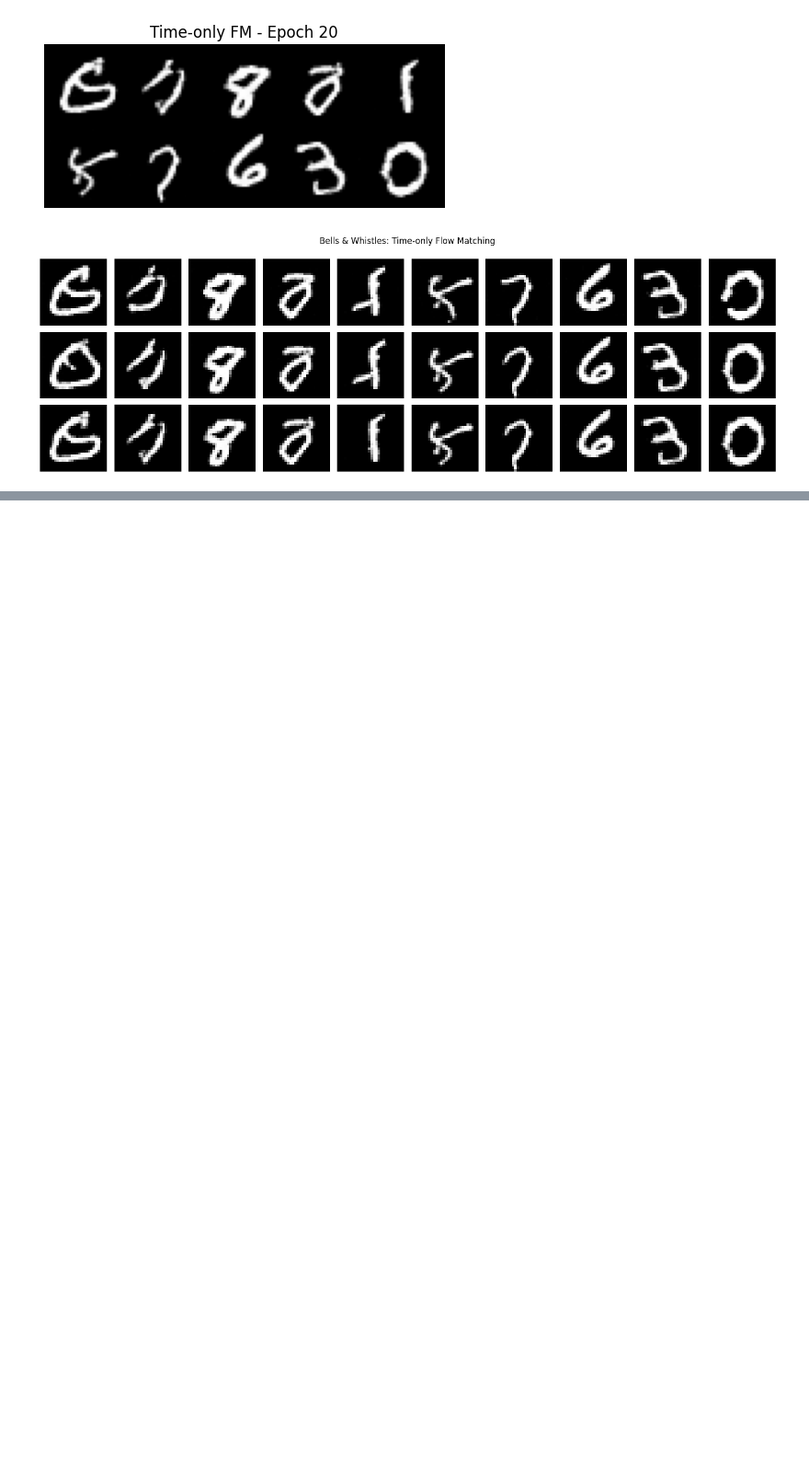
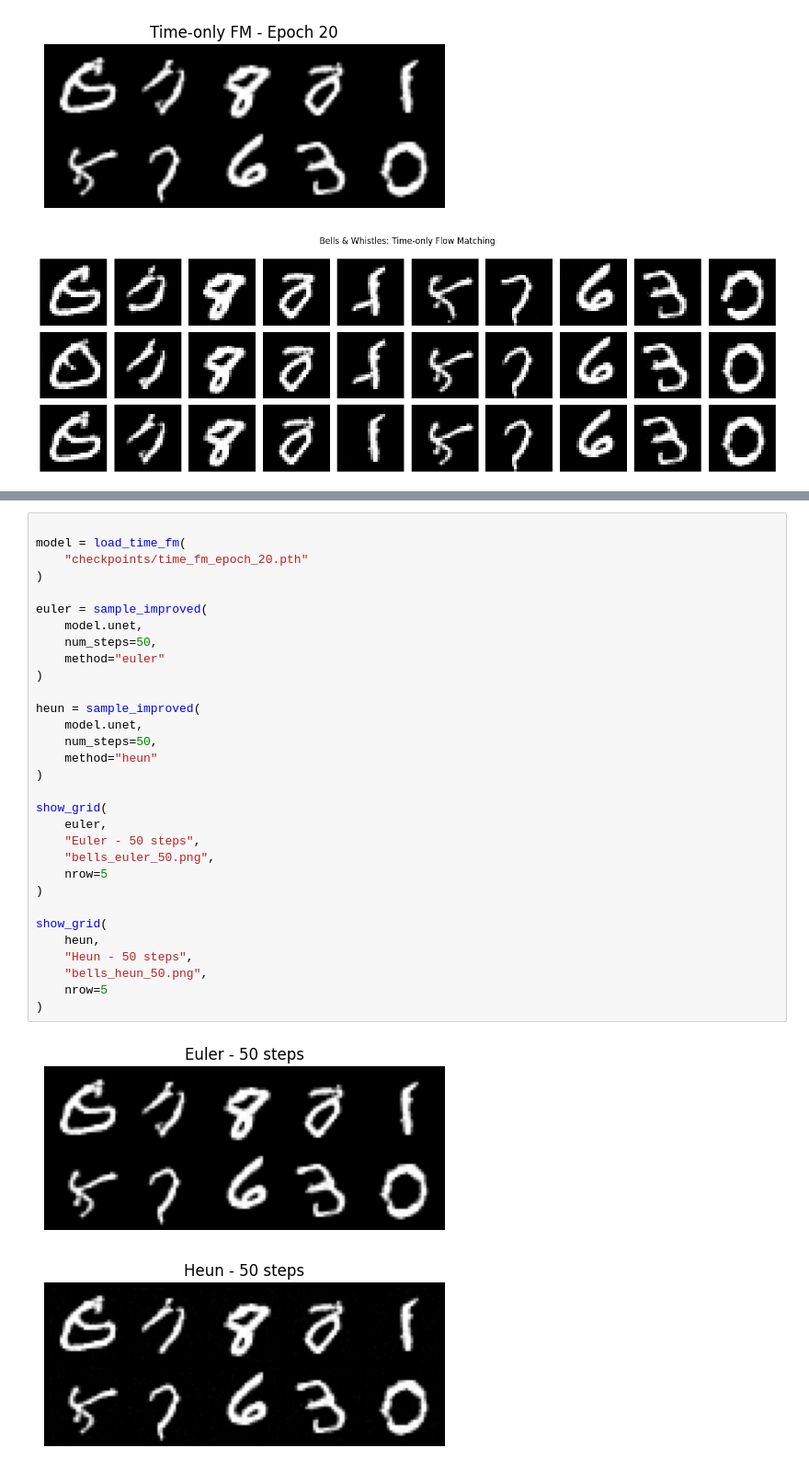
Before and after one commit to RishbhaJain/computer-vision-cs280A, a Jupyter notebook: partb.ipynb, the cells around one changed output, grey strips where cells are left out. Shown at 92% size. Cells and saved outputs as stored; diff of their text form; blank space fills up the shorter version.

```diff
--- a/partb.ipynb
+++ b/partb.ipynb
@@ -1851,0 +1935,34 @@ plt.show()
+# %%
+
+model = load_time_fm(
+    "checkpoints/time_fm_epoch_20.pth"
+)
+
+euler = sample_improved(
+    model.unet,
+    num_steps=50,
+    method="euler"
+)
+
+heun = sample_improved(
+    model.unet,
+    num_steps=50,
+    method="heun"
+)
+
+show_grid(
+    euler,
+    "Euler - 50 steps",
+    "bells_euler_50.png",
+    nrow=5
+)
+
+show_grid(
+    heun,
+    "Heun - 50 steps",
+    "bells_heun_50.png",
+    nrow=5
+)
+# %% [output]
+[figure, added]
+[figure, added]
```
Also changed, not shown: parts of 9 cells of this notebook.
